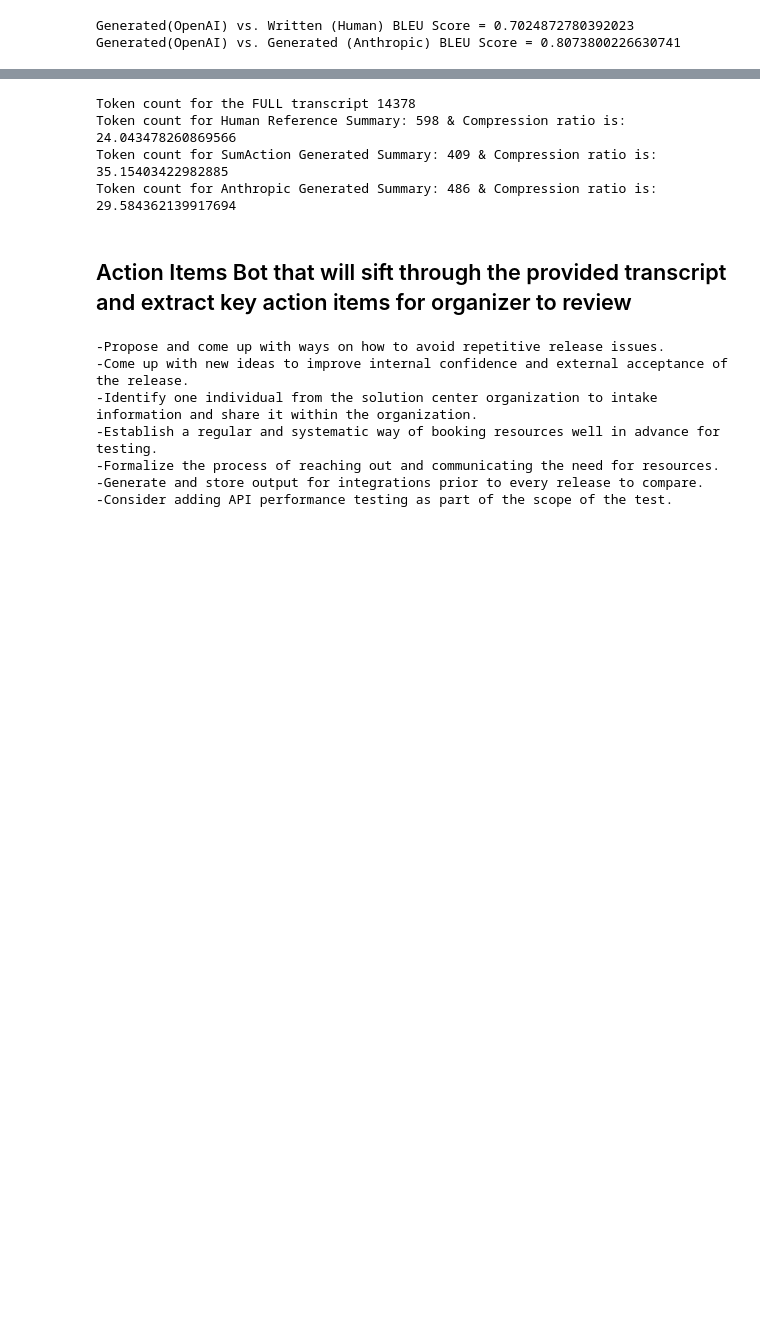
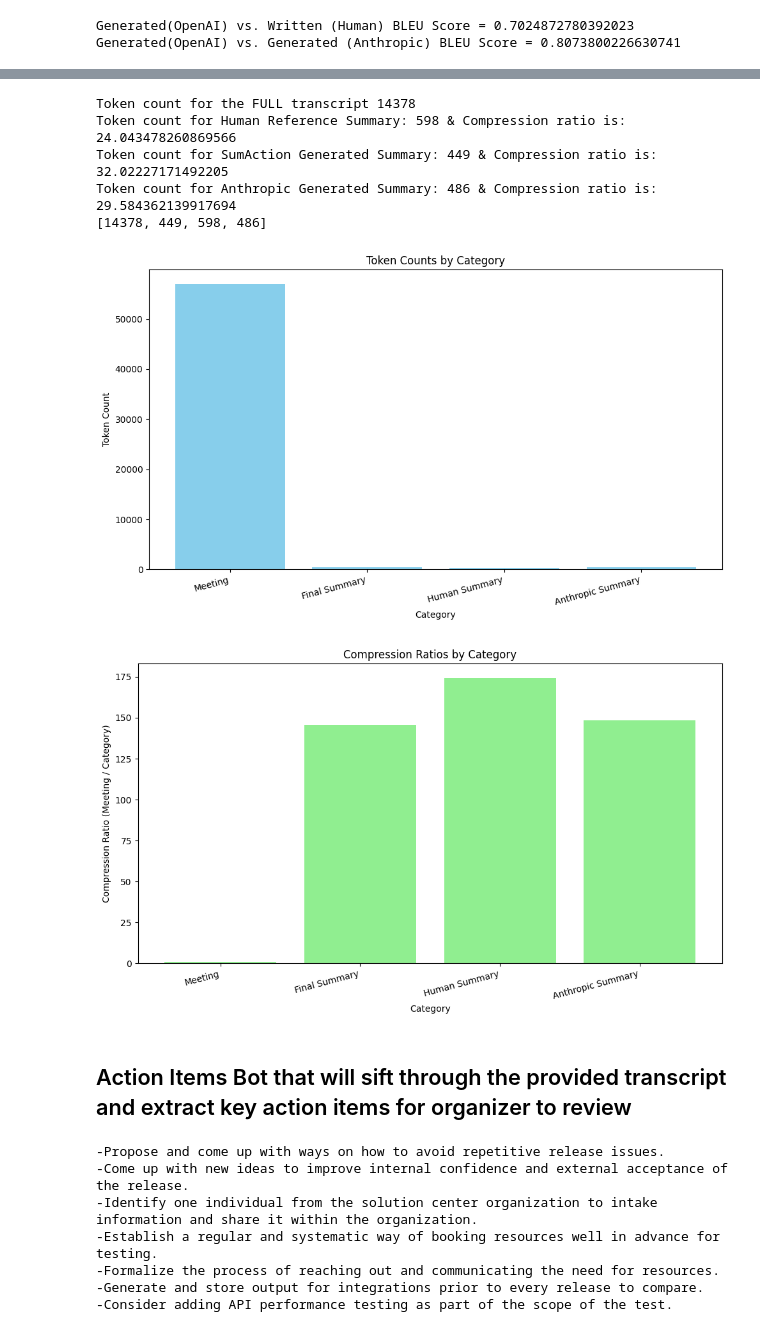
Before and after one commit to Krinnik/Meeting-Bot, a Jupyter notebook: zain_folder/Zain_meeting_ai_workspace.ipynb, the cells around one changed output, grey strips where cells are left out. Saved outputs shown, nothing was run; the diff lists cells and outputs as text; code cells hidden in the pictures; blank space fills up the shorter version.

Commit message:
Modified plots

```diff
--- a/zain_folder/Zain_meeting_ai_workspace.ipynb
+++ b/zain_folder/Zain_meeting_ai_workspace.ipynb
@@ -334,4 +328,5 @@ Interestingly, score are higher on both fronts when we compare the results of ge
 # %%
+# TOKEN COMPARISION & COMPRESSION:
 # Using Token counts as a way to measure the summarizers effectiveness
 
 encoding_name = "cl100k_base"
@@ -343,18 +338,17 @@ token_count_final_summary = len(encoding.encode(final_summary))
 token_count_human_summary = len(encoding.encode(reference_Human))
 token_count_anthropic_summary = len(encoding.encode(reference_anthropic))
 
+
+
 # Printing the specific Token Counts and Compression in comparision to original for each type of summary
 print(f'Token count for the FULL transcript {token_count_Meeting}')
 print(f'Token count for Human Reference Summary: {token_count_human_summary} & Compression ratio is: {token_count_Meeting / token_count_human_summary}')
 print(f'Token count for SumAction Generated Summary: {token_count_final_summary} & Compression ratio is: {token_count_Meeting / token_count_final_summary} ')
-print(f'Token count for Anthropic Generated Summary: {token_count_anthropic_summary} & Compression ratio is: {token_count_Meeting / token_count_anthropic_summary}')
-
-# Compression Ratio
-#print(f' The compression ratio for Human summarizer = {token_count_Meeting / token_count_human_summary}')
-#print(f' The compression ratio for SumAction summarizer = {token_count_Meeting / token_count_final_summary}')
-#print(f' The compression ratio for Anthropic summarizer = {token_count_Meeting / token_count_anthropic_summary}')
+print(f'Token count for Anthropic Generated Summary: {token_count_anthropic_summary} & Compression ratio is: {token_count_Meeting / token_count_final_summary}')
+print(tokens)
 # %% [output]
 Token count for the FULL transcript 14378
 Token count for Human Reference Summary: 598 & Compression ratio is: 24.043478260869566
-Token count for SumAction Generated Summary: 409 & Compression ratio is: 35.15403422982885
+Token count for SumAction Generated Summary: 449 & Compression ratio is: 32.02227171492205
 Token count for Anthropic Generated Summary: 486 & Compression ratio is: 29.584362139917694
+[14378, 449, 598, 486]
@@ -361,3 +359,36 @@ Token count for Anthropic Generated Summary: 486 & Compression ratio is: 29.5843
+# %%
+# Plotting the tokens
+data = {
+    'Category': ['Meeting', 'Final Summary', 'Human Summary', 'Anthropic Summary'],
+    'Token Count': [56998, 391, 327, 384],
+    'Compression Ratio': [1, 145.78, 174.3, 148.43]
+}
+
+# Create a DataFrame
+df = pd.DataFrame(data)
+
+# Create the first bar graph: Token Counts using pandas and matplotlib
+plt.figure(figsize=(10, 6))
+plt.bar(df['Category'], df['Token Count'], color='skyblue')
+plt.xlabel('Category')
+plt.ylabel('Token Count')
+plt.title('Token Counts by Category')
+plt.xticks(rotation=15, ha='right')
+plt.tight_layout()
+plt.show()
+
+# Create the second bar graph: Compression Ratios using pandas and matplotlib
+plt.figure(figsize=(10, 6))
+plt.bar(df['Category'], df['Compression Ratio'], color='lightgreen')
+plt.xlabel('Category')
+plt.ylabel('Compression Ratio (Meeting / Category)')
+plt.title('Compression Ratios by Category')
+plt.xticks(rotation=15, ha='right')
+plt.tight_layout()
+plt.show()
+# %% [output]
+[figure, added]
+[figure, added]
 # %% [markdown]
 ## Action Items Bot that will sift through the provided transcript and extract key action items for organizer to review
 # %%
```
Also changed, not shown: parts of 5 cells of this notebook.
